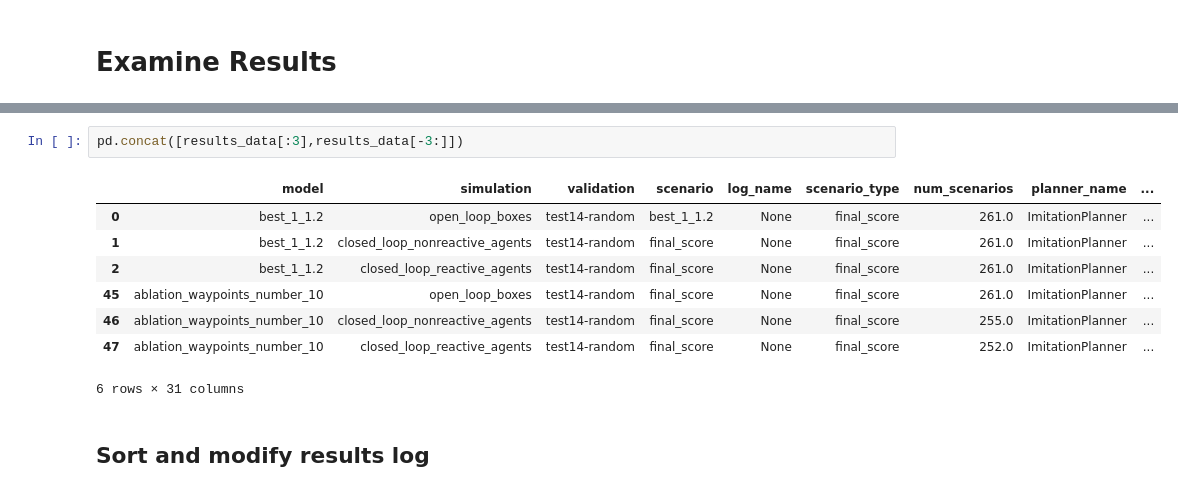
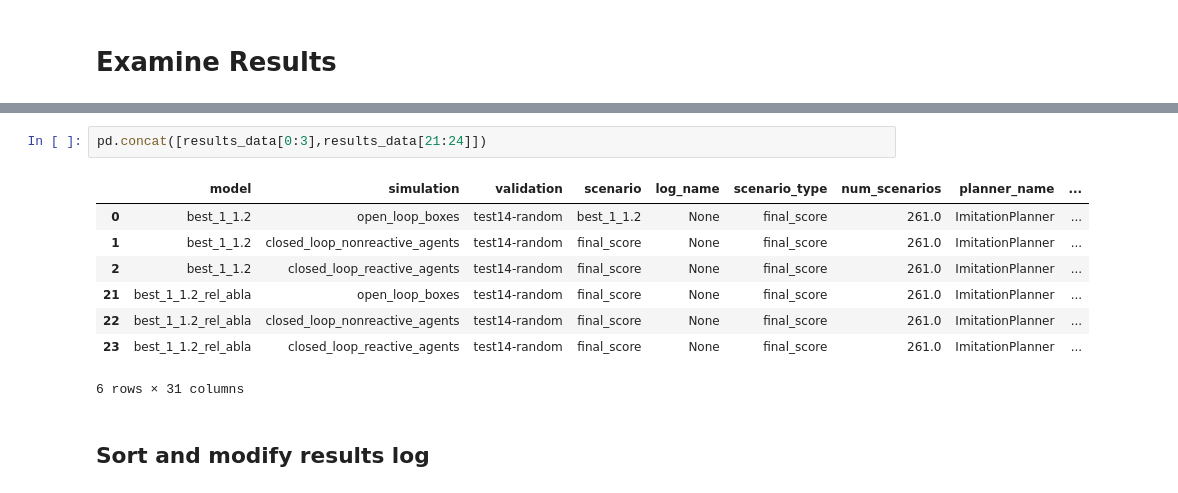
Before and after one commit to Jiale-Fan/planTF, a Jupyter notebook: examine_results.ipynb, the cells around one changed output, grey strips where cells are left out. Saved outputs shown, nothing was run; the diff lists cells and outputs as text.

Commit message:
updated results

```diff
--- a/examine_results.ipynb
+++ b/examine_results.ipynb
@@ -23,13 +23,13 @@ results_data
 # %%
-pd.concat([results_data[:3],results_data[-3:]])
+pd.concat([results_data[0:3],results_data[21:24]])
 # %% [output]
 |  | model | simulation | validation | scenario | log_name | scenario_type | num_scenarios | planner_name | ... |
 | 0 | best_1_1.2 | open_loop_boxes | test14-random | best_1_1.2 | None | final_score | 261.0 | ImitationPlanner | ... |
 | 1 | best_1_1.2 | closed_loop_nonreactive_agents | test14-random | final_score | None | final_score | 261.0 | ImitationPlanner | ... |
 | 2 | best_1_1.2 | closed_loop_reactive_agents | test14-random | final_score | None | final_score | 261.0 | ImitationPlanner | ... |
-| 45 | ablation_waypoints_number_10 | open_loop_boxes | test14-random | final_score | None | final_score | 261.0 | ImitationPlanner | ... |
-| 46 | ablation_waypoints_number_10 | closed_loop_nonreactive_agents | test14-random | final_score | None | final_score | 255.0 | ImitationPlanner | ... |
-| 47 | ablation_waypoints_number_10 | closed_loop_reactive_agents | test14-random | final_score | None | final_score | 252.0 | ImitationPlanner | ... |
+| 21 | best_1_1.2_rel_abla | open_loop_boxes | test14-random | final_score | None | final_score | 261.0 | ImitationPlanner | ... |
+| 22 | best_1_1.2_rel_abla | closed_loop_nonreactive_agents | test14-random | final_score | None | final_score | 261.0 | ImitationPlanner | ... |
+| 23 | best_1_1.2_rel_abla | closed_loop_reactive_agents | test14-random | final_score | None | final_score | 261.0 | ImitationPlanner | ... |
 6 rows × 31 columns
 # %% [markdown]
 ## Sort and modify results log
```
Also changed, not shown: parts of 3 cells of this notebook, 1 other file.
